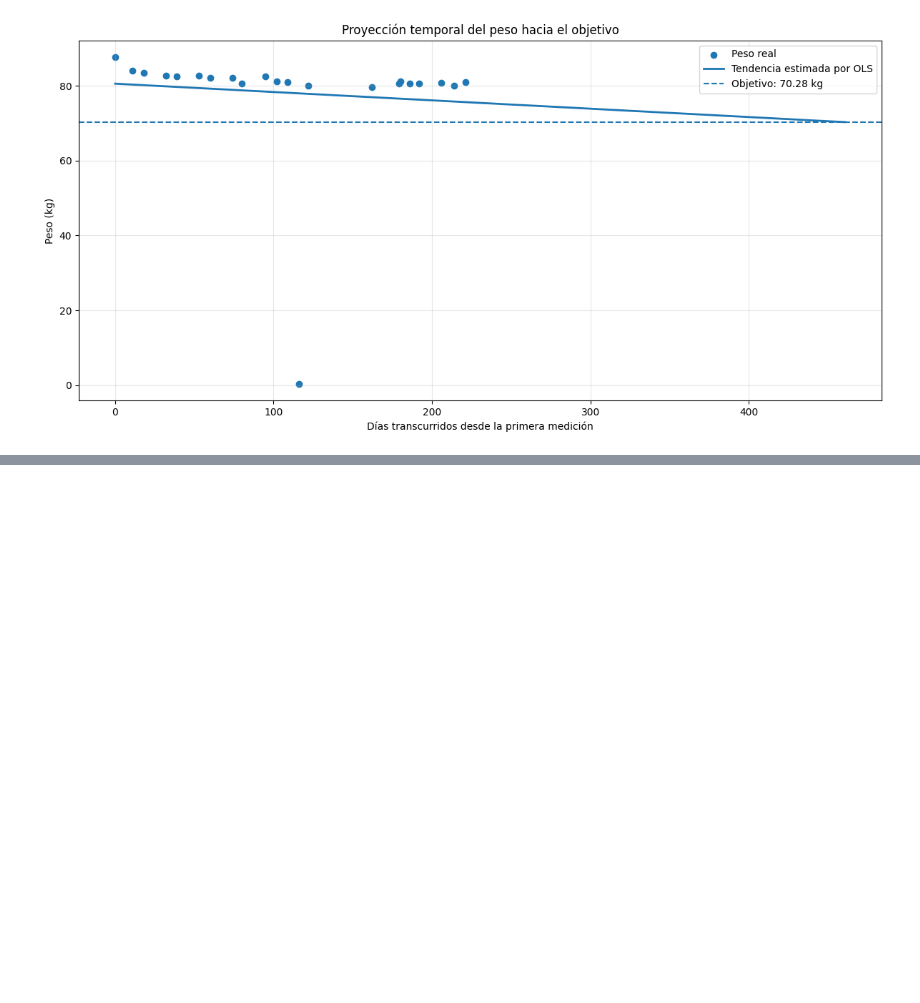
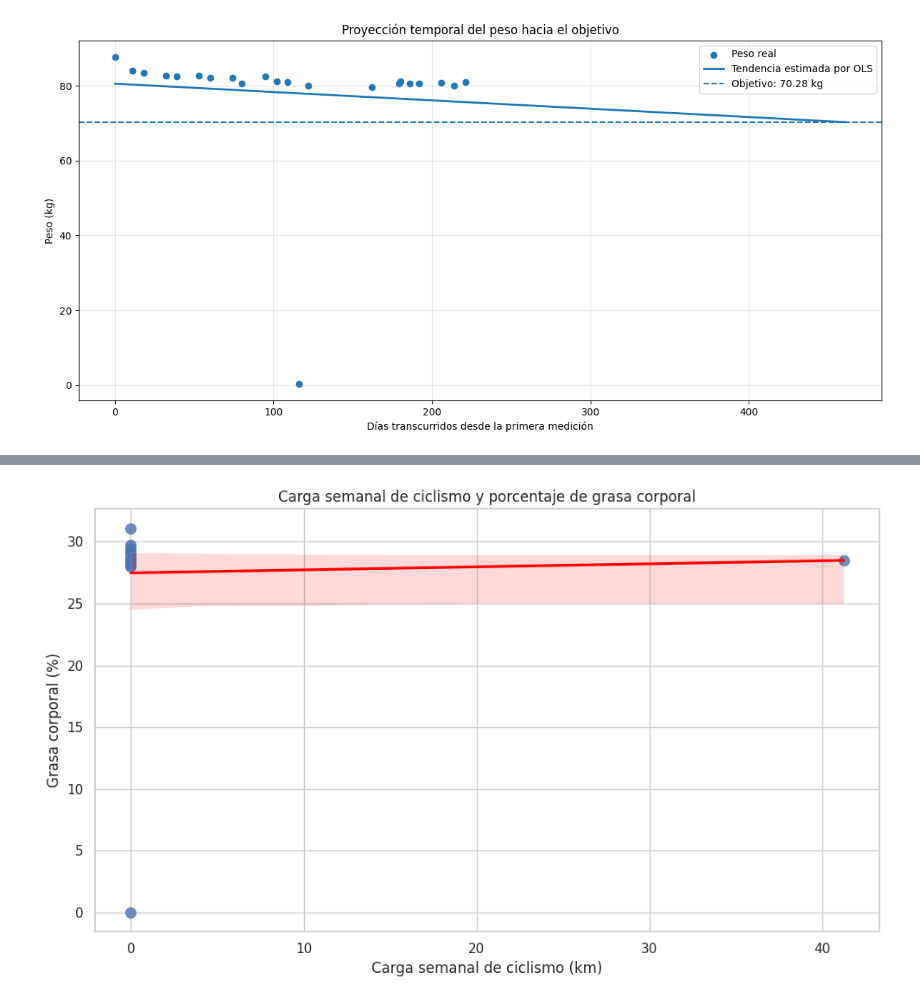
Before and after one commit to GabyPaolaING/Machine-Learning, a Jupyter notebook: P2P1.- INTEGRACIÓN MULTIFUENTE DE DATOS .ipynb, the cells around one changed output, grey strips where cells are left out. Cells and saved outputs as stored; diff of their text form; code cells hidden in the pictures; blank space fills up the shorter version.

```diff
--- a/P2P1.- INTEGRACIÓN MULTIFUENTE DE DATOS .ipynb
+++ b/P2P1.- INTEGRACIÓN MULTIFUENTE DE DATOS .ipynb
@@ -2599,0 +2784,9 @@ plt.show()
+# %%
+
+# Corregir los datos de peso
+# Eliminar registros con peso igual o menor a cero
+
+df_peso = df_peso[df_peso["Peso(Kg)"] > 0].copy()
+
+print("Datos de peso después de la limpieza:")
+display(df_peso[["Fecha_DT", "Peso(Kg)"]])
@@ -2599,0 +2939,83 @@ plt.show()
+# %%
+
+# CELDA 10: Carga semanal de ciclismo y porcentaje de grasa corporal
+
+# Copiar y preparar los datos
+df_relacion = df_peso[
+    ["Fecha_DT", "Porcentaje de Grasa Corporal"]
+].copy()
+
+# Convertir el porcentaje de grasa a número
+df_relacion["Porcentaje de Grasa Corporal"] = pd.to_numeric(
+    df_relacion["Porcentaje de Grasa Corporal"],
+    errors="coerce"
+)
+
+# Preparar las fechas y distancias de entrenamiento
+df_bici = df_sesiones_sql.copy()
+
+df_bici["fecha"] = pd.to_datetime(
+    df_bici["fecha"], errors="coerce"
+)
+
+df_bici["distancia_km"] = pd.to_numeric(
+    df_bici["distancia_km"], errors="coerce"
+)
+
+# Considerar únicamente ciclismo al aire libre con distancia registrada
+df_bici = df_bici[
+    df_bici["tipo_ejercicio"].eq("Ciclismo al aire libre")
+].copy()
+
+df_bici = df_bici.dropna(
+    subset=["fecha", "distancia_km"]
+)
+
+# Calcular los kilómetros de los 7 días anteriores
+cargas = []
+
+for fecha in df_relacion["Fecha_DT"]:
+    inicio = fecha - pd.Timedelta(days=7)
+
+    km_semana = df_bici.loc[
+        (df_bici["fecha"] >= inicio) &
+        (df_bici["fecha"] < fecha),
+        "distancia_km"
+    ].sum()
+
+    cargas.append(km_semana)
+
+df_relacion["Carga_Semanal_Km"] = cargas
+
+# Quitar filas sin porcentaje de grasa o fecha
+df_relacion = df_relacion.dropna(
+    subset=["Fecha_DT", "Porcentaje de Grasa Corporal"]
+)
+
+# Mostrar los datos utilizados
+display(
+    df_relacion[
+        ["Fecha_DT", "Carga_Semanal_Km",
+         "Porcentaje de Grasa Corporal"]
+    ]
+)
+
+# Crear la gráfica
+plt.figure(figsize=(10, 6))
+
+sns.regplot(
+    data=df_relacion,
+    x="Carga_Semanal_Km",
+    y="Porcentaje de Grasa Corporal",
+    scatter_kws={"s": 70},
+    line_kws={"color": "red"}
+)
+
+plt.title(
+    "Carga semanal de ciclismo y porcentaje de grasa corporal"
+)
+plt.xlabel("Carga semanal de ciclismo (km)")
+plt.ylabel("Grasa corporal (%)")
+plt.tight_layout()
+plt.show()
+# %% [output]
@@ -2599,0 +3039 @@ plt.show()
+[figure, added]
```
Also changed, not shown: parts of 16 cells of this notebook.
